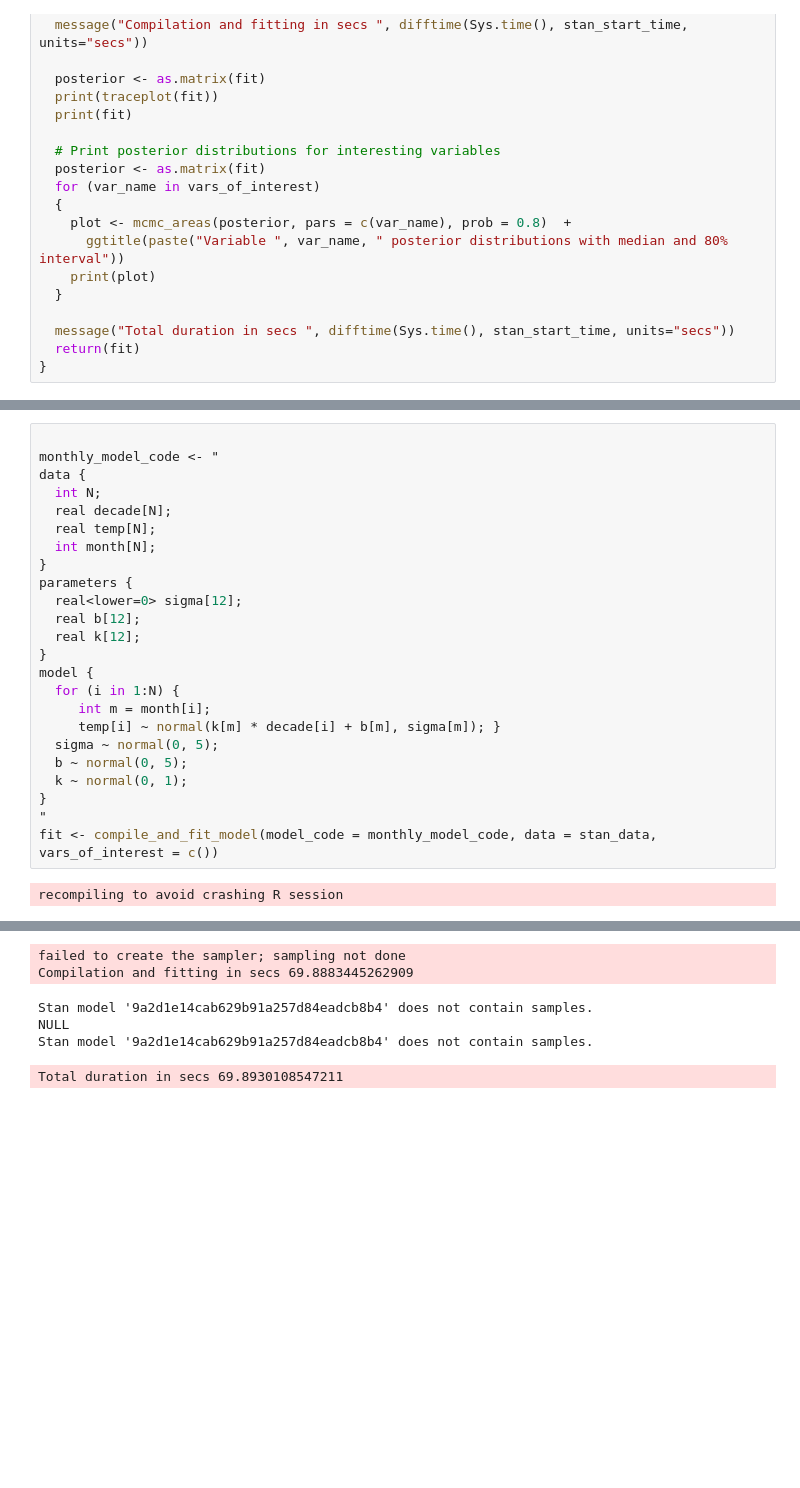
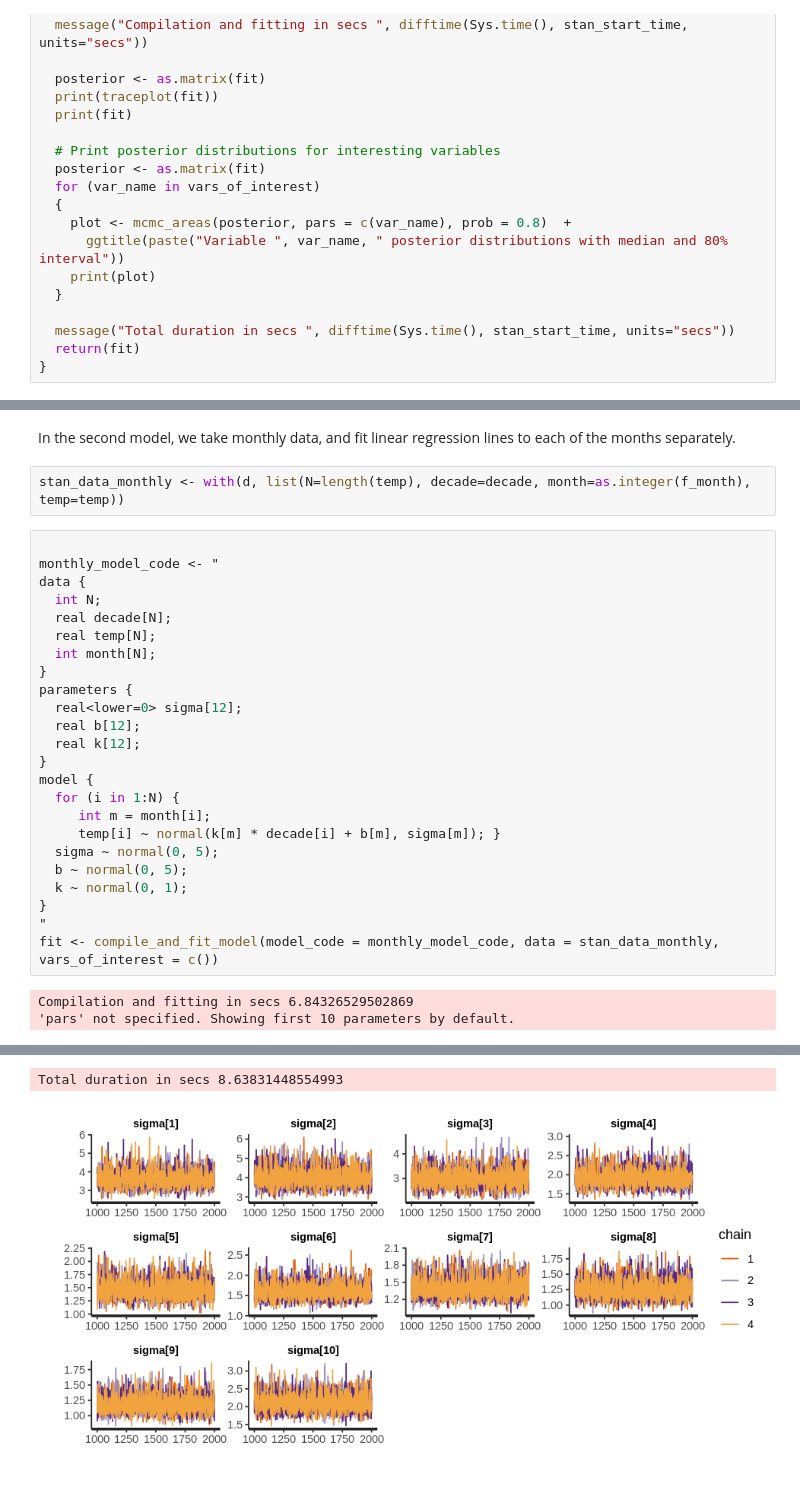
Before and after one commit to euxoa/ompeluseura, a Jupyter notebook: Ompeluseura_apt_get.ipynb, the cells around one changed output, grey strips where cells are left out. Cells and saved outputs as stored; diff of their text form; blank space fills up the shorter version.

```diff
--- a/Ompeluseura_apt_get.ipynb
+++ b/Ompeluseura_apt_get.ipynb
@@ -162,3 +165,7 @@ Total duration in secs 73.7528183460236
+# %% [markdown]
+In the second model, we take monthly data, and fit linear regression lines to each of the months separately.
+# %%
+stan_data_monthly <- with(d, list(N=length(temp), decade=decade, month=as.integer(f_month), temp=temp))
 # %%
 
 monthly_model_code <- "
@@ -182,6 +189,7 @@ model {
   k ~ normal(0, 1);
 }
 "
-fit <- compile_and_fit_model(model_code = monthly_model_code, data = stan_data, vars_of_interest = c())
+fit <- compile_and_fit_model(model_code = monthly_model_code, data = stan_data_monthly, vars_of_interest = c())
 # %% [output]
-recompiling to avoid crashing R session
+Compilation and fitting in secs 6.84326529502869
+'pars' not specified. Showing first 10 parameters by default.
@@ -190,6 +213,2 @@ Error in new_CppObject_xp(fields$.module, fields$.pointer, ...) :
-failed to create the sampler; sampling not done
-Compilation and fitting in secs 69.8883445262909
+Total duration in secs 8.63831448554993
-Stan model '9a2d1e14cab629b91a257d84eadcb8b4' does not contain samples.
-NULL
-Stan model '9a2d1e14cab629b91a257d84eadcb8b4' does not contain samples.
-Total duration in secs 69.8930108547211
+[figure, added]
```
Also changed, not shown: parts of 8 cells of this notebook.
